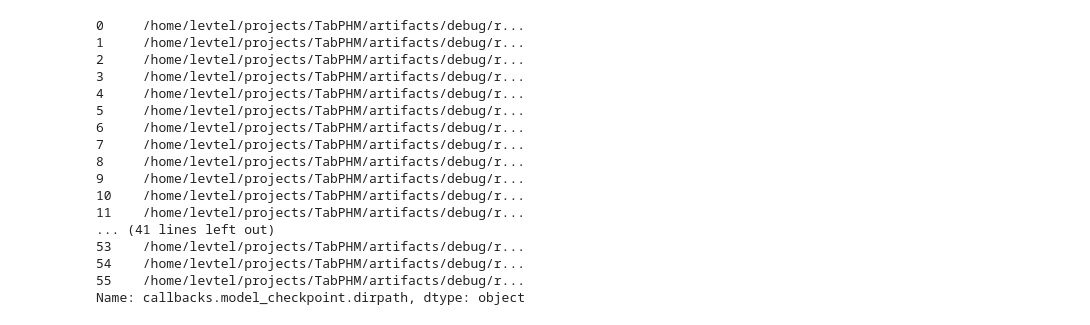
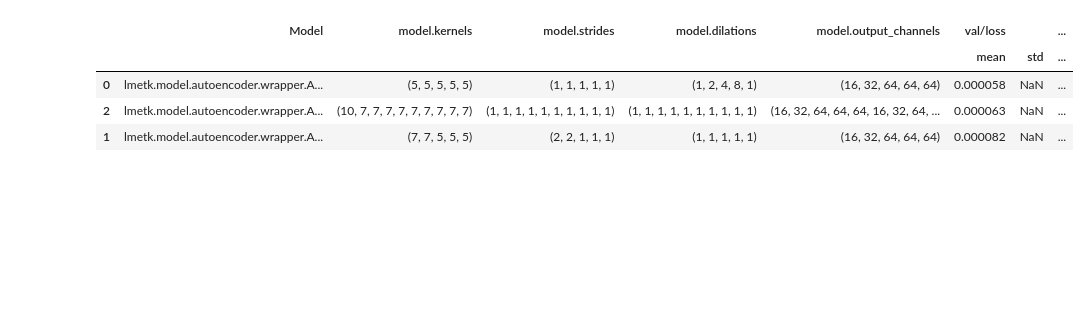
Before and after one commit to EPFL-IMOS/picid, a Jupyter notebook: lmetk_report/table.ipynb, the cells around one changed output. Saved outputs shown, nothing was run; the diff lists cells and outputs as text; code cells hidden in the pictures; blank space fills up the shorter version.

```diff
--- a/lmetk_report/table.ipynb
+++ b/lmetk_report/table.ipynb
@@ -128,20 +161,8 @@ NameError: name 'subset' is not defined
-# %%
-df['callbacks.model_checkpoint.dirpath']
-# %% [output]
-0     /home/levtel/projects/TabPHM/artifacts/debug/r...
-1     /home/levtel/projects/TabPHM/artifacts/debug/r...
-2     /home/levtel/projects/TabPHM/artifacts/debug/r...
-3     /home/levtel/projects/TabPHM/artifacts/debug/r...
-4     /home/levtel/projects/TabPHM/artifacts/debug/r...
-5     /home/levtel/projects/TabPHM/artifacts/debug/r...
-6     /home/levtel/projects/TabPHM/artifacts/debug/r...
-7     /home/levtel/projects/TabPHM/artifacts/debug/r...
-8     /home/levtel/projects/TabPHM/artifacts/debug/r...
-9     /home/levtel/projects/TabPHM/artifacts/debug/r...
-10    /home/levtel/projects/TabPHM/artifacts/debug/r...
-11    /home/levtel/projects/TabPHM/artifacts/debug/r...
-... (41 lines left out)
-53    /home/levtel/projects/TabPHM/artifacts/debug/r...
-54    /home/levtel/projects/TabPHM/artifacts/debug/r...
-55    /home/levtel/projects/TabPHM/artifacts/debug/r...
-Name: callbacks.model_checkpoint.dirpath, dtype: object
+# %%
+display(all_results[key][key_2]['sorted_aggregated_results'])
+# %% [output]
+|  | Model | model.kernels | model.strides | model.dilations | model.output_channels | val/loss |  | ... |
+|  |  |  |  |  |  | mean | std | ... |
+| 0 | lmetk.model.autoencoder.wrapper.A... | (5, 5, 5, 5, 5) | (1, 1, 1, 1, 1) | (1, 2, 4, 8, 1) | (16, 32, 64, 64, 64) | 0.000058 | NaN | ... |
+| 2 | lmetk.model.autoencoder.wrapper.A... | (10, 7, 7, 7, 7, 7, 7, 7, 7, 7) | (1, 1, 1, 1, 1, 1, 1, 1, 1, 1) | (1, 1, 1, 1, 1, 1, 1, 1, 1, 1) | (16, 32, 64, 64, 64, 16, 32, 64, ... | 0.000063 | NaN | ... |
+| 1 | lmetk.model.autoencoder.wrapper.A... | (7, 7, 5, 5, 5) | (2, 2, 1, 1, 1) | (1, 1, 1, 1, 1) | (16, 32, 64, 64, 64) | 0.000082 | NaN | ... |
```
Also changed, not shown: parts of 6 cells of this notebook, 22 other files.
